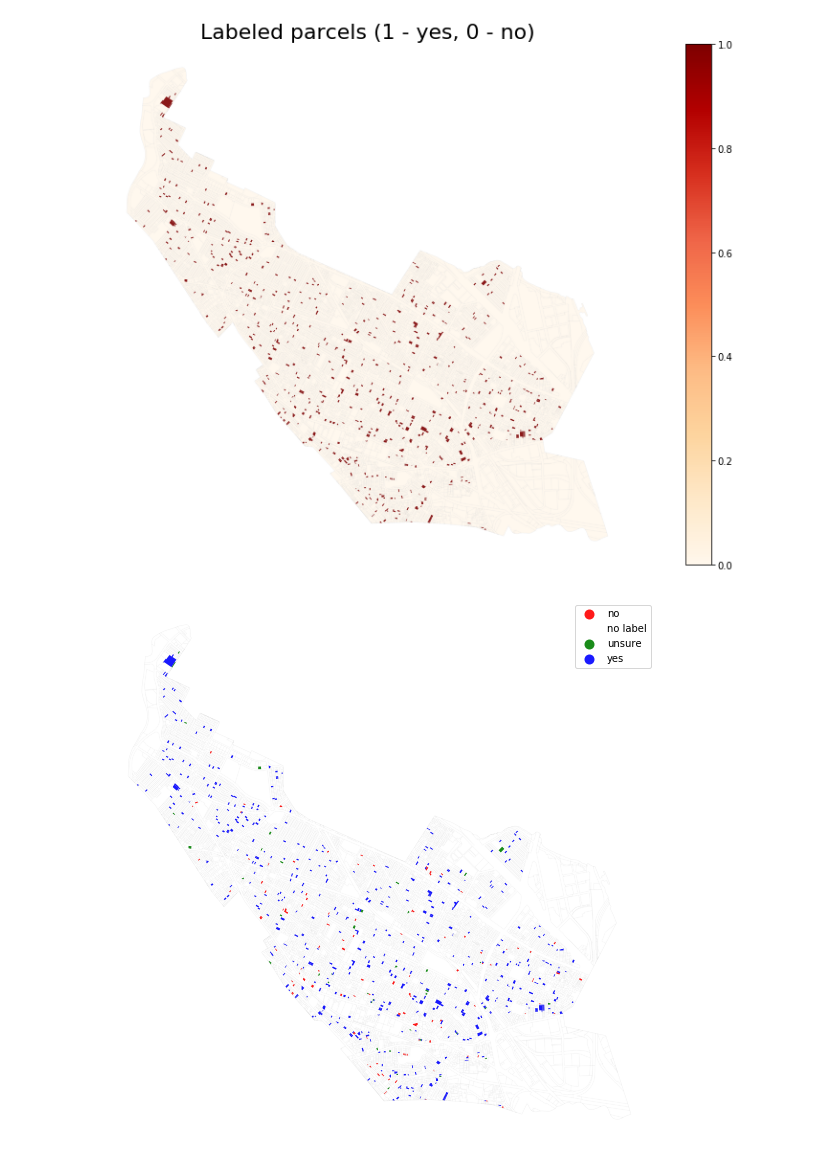
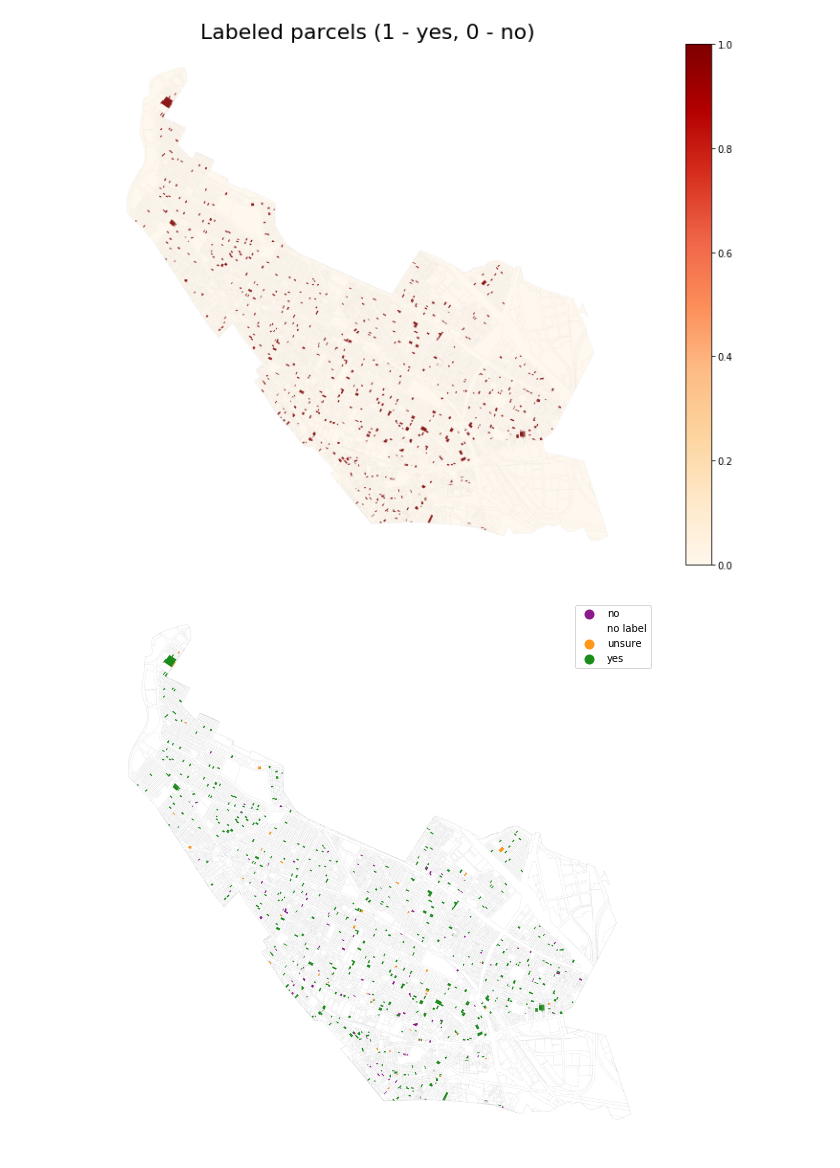
Before and after one commit to AnthonyRentsch/AC297r_2019_somerville_parking, a Jupyter notebook: notebooks/map_labels.ipynb, the cells around one changed output. Cells and saved outputs as stored; diff of their text form; code cells hidden in the pictures.

```diff
--- a/notebooks/map_labels.ipynb
+++ b/notebooks/map_labels.ipynb
@@ -32,7 +32,7 @@ plt.axis('off');
 # read in labels
 manual_labels = pd.read_csv('../labels/training_labels_updated_111219.csv')
 additional_manual_labels = pd.read_csv('../labels/additional_training_labels_120319.csv')
-labels = pd.concat([manual_labels, additional_manual_labels])
+labels = pd.concat([manual_labels, additional_manual_labels], axis=0)
 # %% [output]
 of pandas will change to not sort by default.
 
@@ -88,11 +83,11 @@ label_mapping = {0: 'no', 0.1:'no', 0.5:'unsure', 0.9:'yes', 1:'yes', np.nan:'no
 parcel_labels['3_labels'] = parcel_labels['final_label'].map(label_mapping)
 # %%
 import matplotlib as mpl
-cmap = mpl.colors.ListedColormap(["red", "white", "green", "blue"])
+cmap = mpl.colors.ListedColormap(["purple", "white", "darkorange", "green"])
 fig, ax = plt.subplots(figsize=(20,10))
-parcel_labels.plot(ax=ax, color='white', edgecolor='grey', alpha=0.1)
+parcel_labels.plot(ax=ax, color='white', edgecolor='grey', alpha=0.2)
 parcel_labels.plot(ax=ax, column='3_labels', alpha=0.9, legend=True, cmap=cmap)
 plt.title("", fontsize=22)
 plt.axis('off');
 # %% [output]
-[figure, old version]
+[figure, new version]
```
Also changed, not shown: parts of 1 cell of this notebook, 1 other file.
